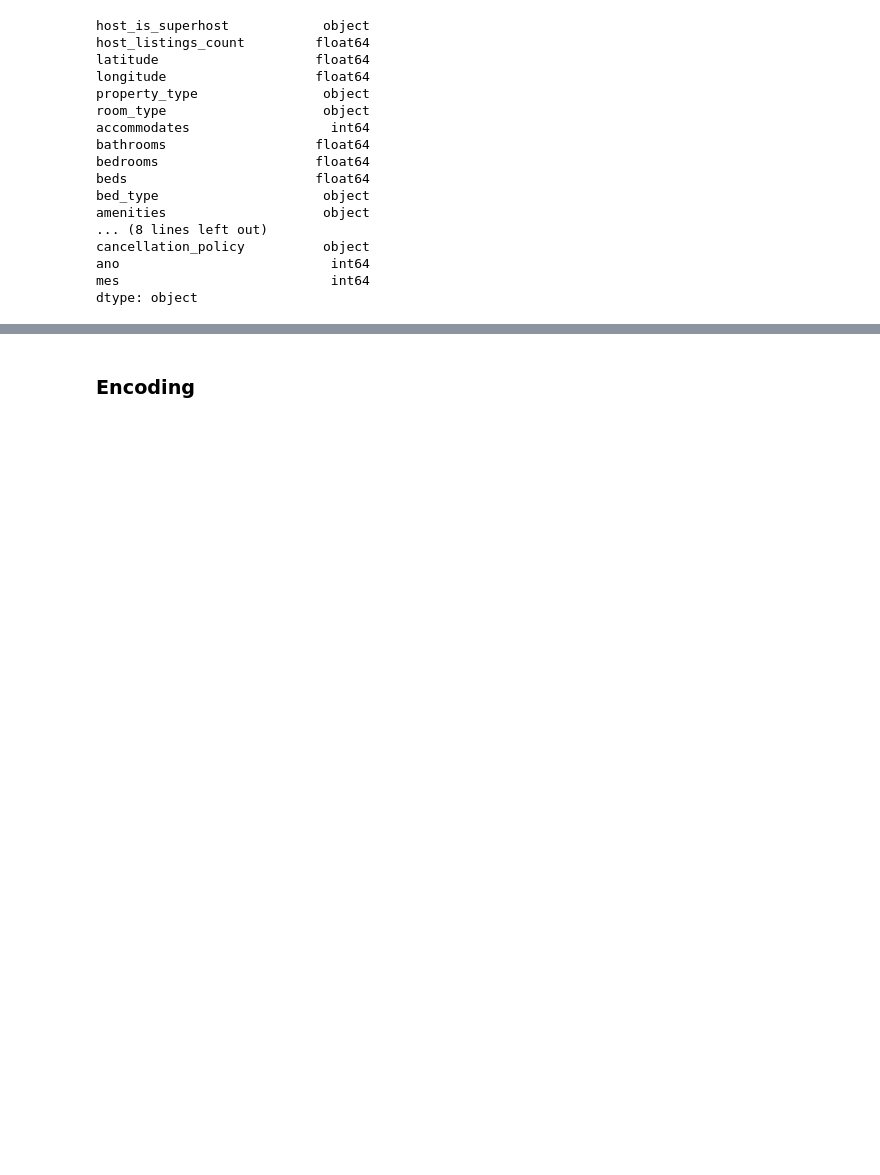
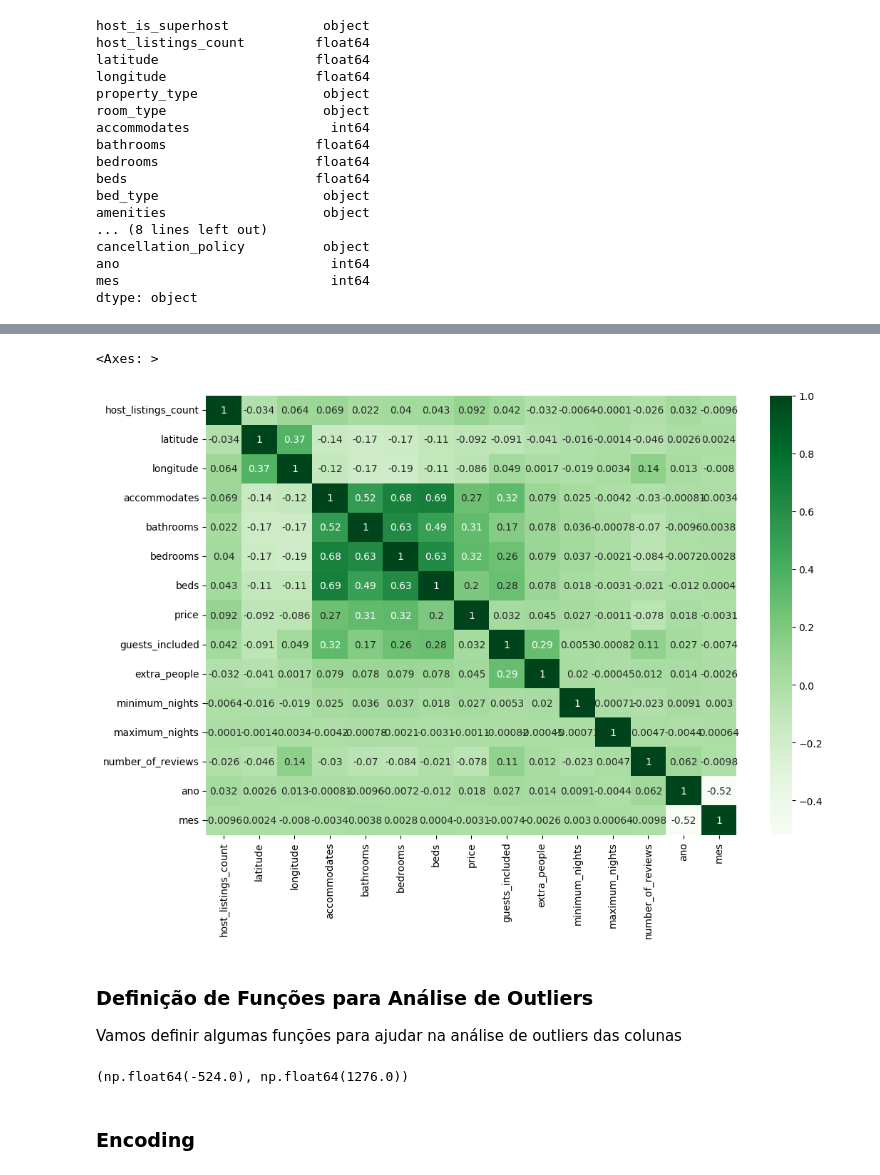
Before and after one commit to dePinhoPaulo/Python-Impressionador, a Jupyter notebook: 05. Impressionador/39. Projeto 3 - Ciência de Dados - Aplicação de Mercado de Trabalho/Projeto de Ciência de Dados e Recomendações - Solução Airbnb Rio.ipynb, the cells around one changed output, grey strips where cells are left out. Cells and saved outputs as stored; diff of their text form; code cells hidden in the pictures; blank space fills up the shorter version.

```diff
--- a/05. Impressionador/39. Projeto 3 - Ciência de Dados - Aplicação de Mercado de Trabalho/Projeto de Ciência de Dados e Recomendações - Solução Airbnb Rio.ipynb
+++ b/05. Impressionador/39. Projeto 3 - Ciência de Dados - Aplicação de Mercado de Trabalho/Projeto de Ciência de Dados e Recomendações - Solução Airbnb Rio.ipynb
@@ -57,7 +59,7 @@ for arquivo in caminho_bases.iterdir():
     nome_mes = arquivo.name[:3] # pega os 3 primeiros caracteres do nome do arquivo
     mes = meses[nome_mes] # retorna o numero do mes apartir do nome do arquivo
 
-    ano = arquivo.name[-8]
+    ano = arquivo.name[-8:]
     ano = int(ano.replace('.csv', ''))
 
     df = pd.read_csv(caminho_bases / arquivo.name)
@@ -282,3 +293,23 @@ dtype: object
+# %%
+plt.figure(figsize=(12, 8))
+sns.heatmap(base_airbnb.corr(numeric_only=True), annot=True, cmap='Greens')
+# %% [output]
+<Axes: >
+[figure, added]
+# %% [markdown]
+### Definição de Funções para Análise de Outliers
+
+Vamos definir algumas funções para ajudar na análise de outliers das colunas
+# %%
+def limites(coluna):
+    q1 = coluna.quantile(0.25)
+    q3 = coluna.quantile(0.75)
+    amplitude = q3 - q1
+    return q1 - 1.5 * amplitude, q3 + 1.5 * amplitude # Retorna limite inferior e superior
+
+print(limites(base_airbnb['price']))
+# %% [output]
+(np.float64(-524.0), np.float64(1276.0))
 # %% [markdown]
 ### Encoding
 # %% [markdown]
```
Also changed, not shown: parts of 7 cells of this notebook, 2 other files.
